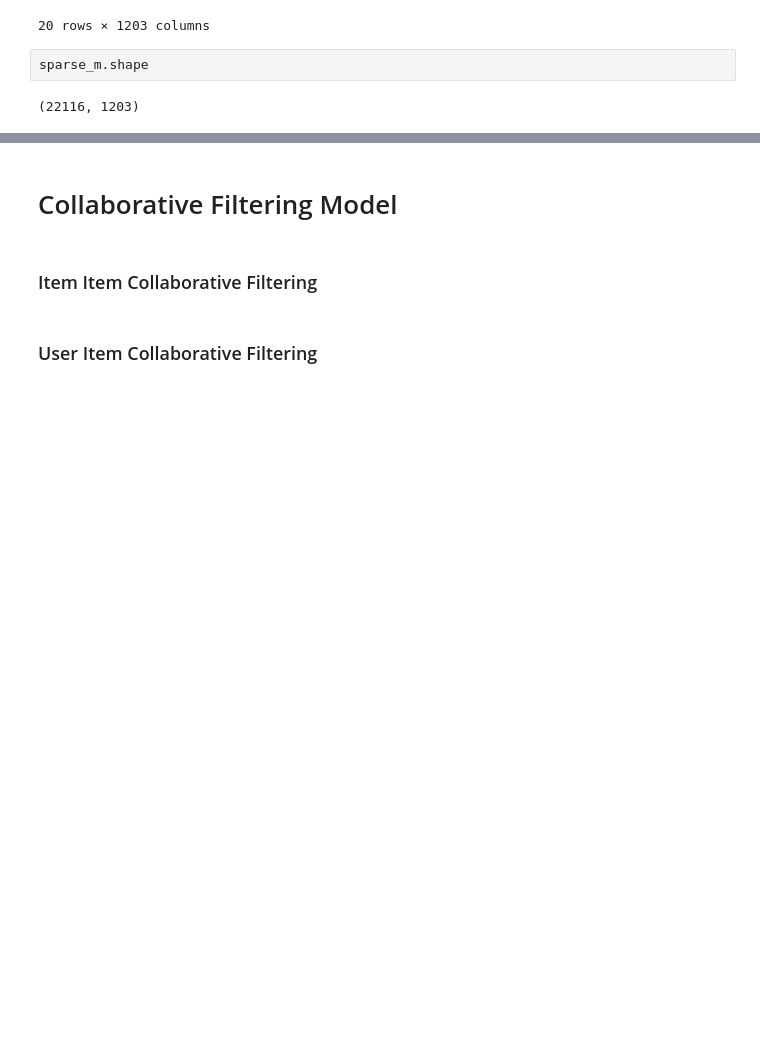
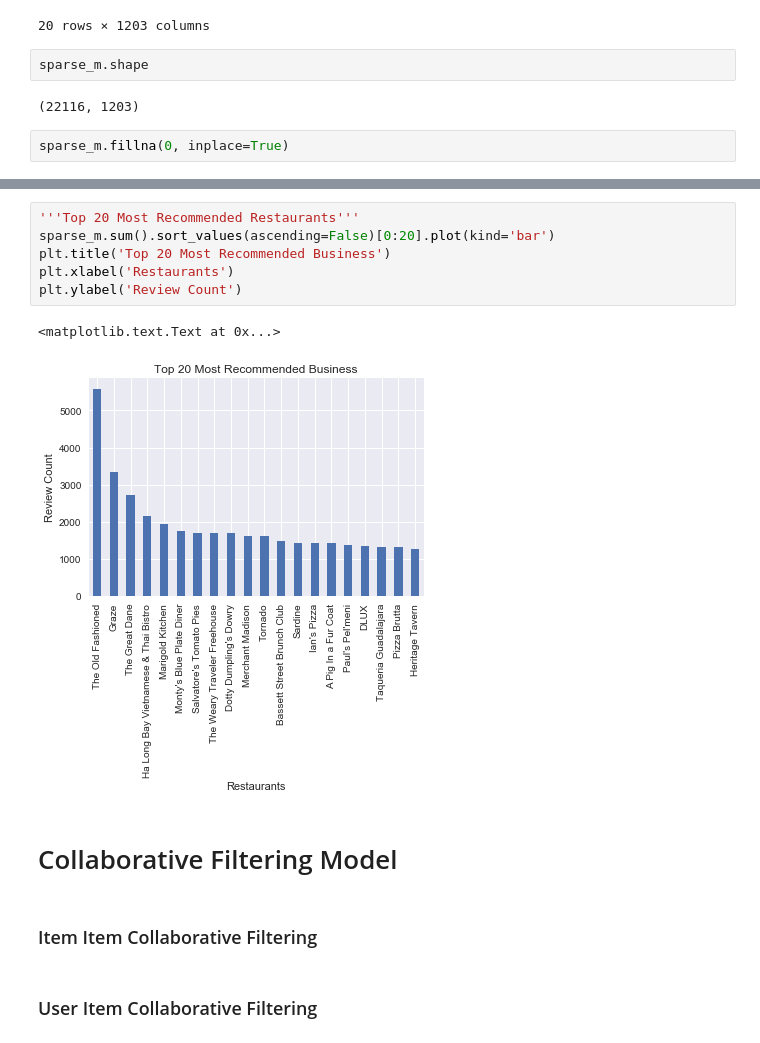
Before and after one commit to Ajinth/Recommender-System, a Jupyter notebook: Code/Yelp_Recommender_System.ipynb, the cells around one changed output, grey strips where cells are left out. Saved outputs shown, nothing was run; the diff lists cells and outputs as text; blank space fills up the shorter version.

```diff
--- a/Code/Yelp_Recommender_System.ipynb
+++ b/Code/Yelp_Recommender_System.ipynb
@@ -583,3 +583,5 @@ sparse_m.head(20)
 sparse_m.shape
 # %% [output]
 (22116, 1203)
+# %%
+sparse_m.fillna(0, inplace=True)
@@ -586,3 +609,12 @@ sparse_m.shape
+# %%
+'''Top 20 Most Recommended Restaurants'''
+sparse_m.sum().sort_values(ascending=False)[0:20].plot(kind='bar')
+plt.title('Top 20 Most Recommended Business')
+plt.xlabel('Restaurants')
+plt.ylabel('Review Count')
+# %% [output]
+<matplotlib.text.Text at 0x...>
+[figure, added]
 # %% [markdown]
 # Collaborative Filtering Model
 # %% [markdown]
```
Also changed, not shown: parts of 2 cells of this notebook.
